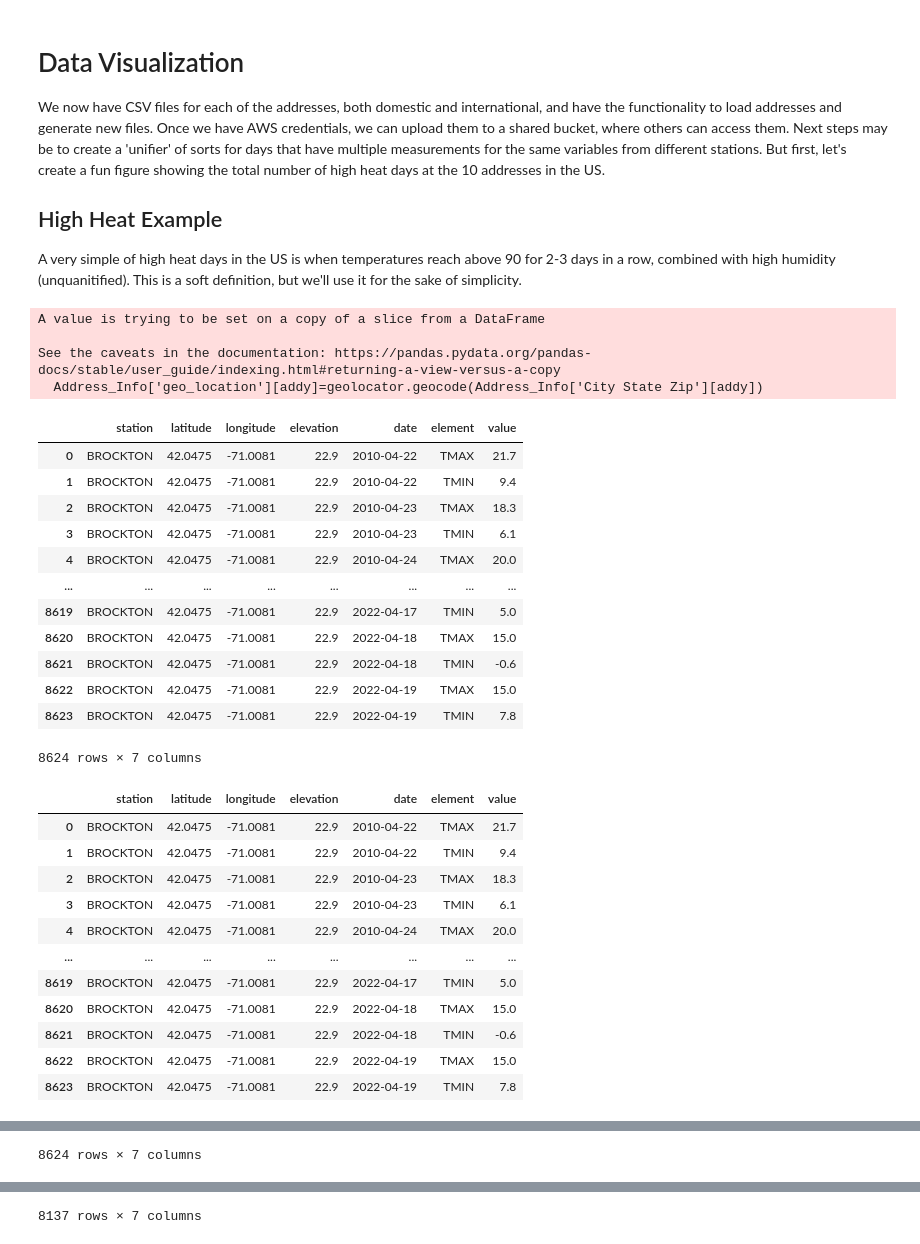
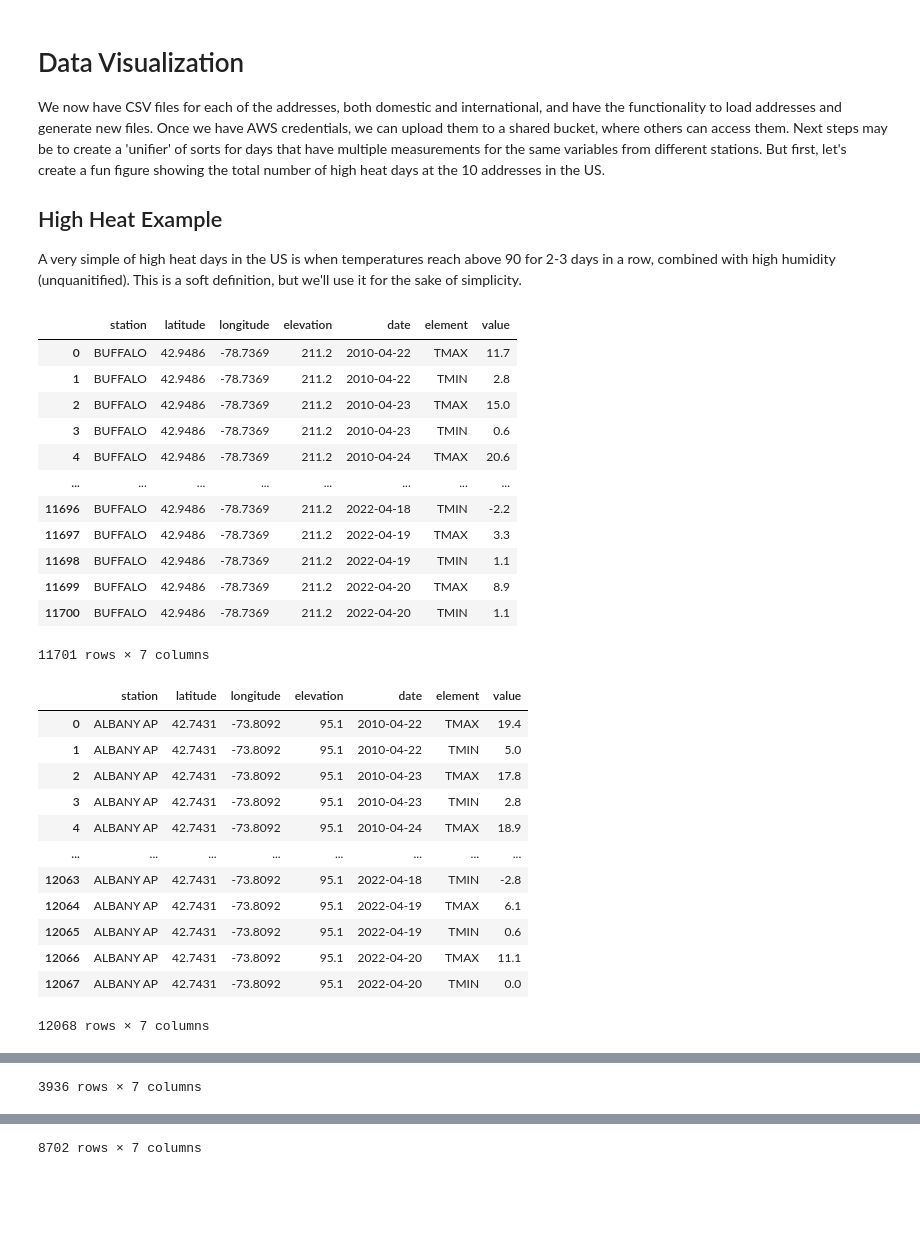
Before and after one commit to mborrus/Insurance_Weather, a Jupyter notebook: Address_to_Weather_Station.ipynb, the cells around one changed output, grey strips where cells are left out. Drawn from its saved outputs; the diff is of its cells as text; code cells hidden in the pictures; blank space fills up the shorter version.

```diff
--- a/Address_to_Weather_Station.ipynb
+++ b/Address_to_Weather_Station.ipynb
@@ -575,49 +580,47 @@ Upload Successful
 We now have CSV files for each of the addresses, both domestic and international, and have the functionality to load addresses and generate new files. Once we have AWS credentials, we can upload them to a shared bucket, where others can access them. Next steps may be to create a 'unifier' of sorts for days that have multiple measurements for the same variables from different stations. But first, let's create a fun figure showing the total number of high heat days at the 10 addresses in the US.
 ## High Heat Example
 A very simple of high heat days in the US is when temperatures reach above 90 for 2-3 days in a row, combined with high humidity (unquanitified). This is a soft definition, but we'll use it for the sake of simplicity.
+# %%
+# WSFG = Peak gust wind speed (tenths of meters per second)
+# TAVG = AVG Temp
+# TMAX = Max temp for that day
+
+# Load Addresses, call login, get data, save it to CSV
+Address_Info = CSV_to_latlon('TestAddresses_100.csv','Address')
+for addy in Address_Info.index[85:100]:
+    if Address_Info['geo_location'][addy] == None:
+        Address_Info['geo_location'][addy]=geolocator.geocode(Address_Info['City State Zip'][addy])
 # %%
-# WSFG = Peak gust wind speed (tenths of meters per second)
-# TAVG = AVG Temp
-# TMAX = Max temp for that day
-
-# Load Addresses, call login, get data, save it to CSV
-Address_Info = CSV_to_latlon('TestAddresses_100.csv','Address')
-for addy in Address_Info.index:
-    if Address_Info['geo_location'][addy] == None:
-        Address_Info['geo_location'][addy]=geolocator.geocode(Address_Info['City State Zip'][addy])
-for addy in Address_Info.index:
+for addy in Address_Info.index[85:100]:
     test_key = Login("superadmin","VrYAK#2Kfe") #Log in as super admin
     test_output = Get_Data(test_key,Address_Info['geo_location'].loc[addy].latitude,Address_Info['geo_location'].loc[addy].longitude, stations = 1, radius = 25, elem = ['WSFG','TMAX','TMIN','TAVG'],start_date=20100422) #Get data from first address
     output = CSV_to_DF(test_output); #Save the data as a dataframe and display the data
     Filename = str('/Users/mborrus/Benchmark/Jupyter/Output_CSVs/Heat_Test/'+ Address_Info['Name'][addy] +'.csv')
     output.to_csv(Filename, index=None)
 # %% [output]
+|  | station | latitude | longitude | elevation | date | element | value |
+| 0 | BUFFALO | 42.9486 | -78.7369 | 211.2 | 2010-04-22 | TMAX | 11.7 |
+| 1 | BUFFALO | 42.9486 | -78.7369 | 211.2 | 2010-04-22 | TMIN | 2.8 |
+| 2 | BUFFALO | 42.9486 | -78.7369 | 211.2 | 2010-04-23 | TMAX | 15.0 |
+| 3 | BUFFALO | 42.9486 | -78.7369 | 211.2 | 2010-04-23 | TMIN | 0.6 |
+| 4 | BUFFALO | 42.9486 | -78.7369 | 211.2 | 2010-04-24 | TMAX | 20.6 |
+| ... | ... | ... | ... | ... | ... | ... | ... |
+| 11696 | BUFFALO | 42.9486 | -78.7369 | 211.2 | 2022-04-18 | TMIN | -2.2 |
+| 11697 | BUFFALO | 42.9486 | -78.7369 | 211.2 | 2022-04-19 | TMAX | 3.3 |
+| 11698 | BUFFALO | 42.9486 | -78.7369 | 211.2 | 2022-04-19 | TMIN | 1.1 |
+| 11699 | BUFFALO | 42.9486 | -78.7369 | 211.2 | 2022-04-20 | TMAX | 8.9 |
+| 11700 | BUFFALO | 42.9486 | -78.7369 | 211.2 | 2022-04-20 | TMIN | 1.1 |
-A value is trying to be set on a copy of a slice from a DataFrame
-
-See the caveats in the documentation: https://pandas.pydata.org/pandas-docs/stable/user_guide/indexing.html#returning-a-view-versus-a-copy
-  Address_Info['geo_location'][addy]=geolocator.geocode(Address_Info['City State Zip'][addy])
+11701 rows × 7 columns
-|  | station | latitude | longitude | elevation | date | element | value |
-| 0 | BROCKTON | 42.0475 | -71.0081 | 22.9 | 2010-04-22 | TMAX | 21.7 |
-| 1 | BROCKTON | 42.0475 | -71.0081 | 22.9 | 2010-04-22 | TMIN | 9.4 |
-| 2 | BROCKTON | 42.0475 | -71.0081 | 22.9 | 2010-04-23 | TMAX | 18.3 |
-| 3 | BROCKTON | 42.0475 | -71.0081 | 22.9 | 2010-04-23 | TMIN | 6.1 |
-| 4 | BROCKTON | 42.0475 | -71.0081 | 22.9 | 2010-04-24 | TMAX | 20.0 |
-| ... | ... | ... | ... | ... | ... | ... | ... |
-| 8619 | BROCKTON | 42.0475 | -71.0081 | 22.9 | 2022-04-17 | TMIN | 5.0 |
-| 8620 | BROCKTON | 42.0475 | -71.0081 | 22.9 | 2022-04-18 | TMAX | 15.0 |
-| 8621 | BROCKTON | 42.0475 | -71.0081 | 22.9 | 2022-04-18 | TMIN | -0.6 |
-| 8622 | BROCKTON | 42.0475 | -71.0081 | 22.9 | 2022-04-19 | TMAX | 15.0 |
-| 8623 | BROCKTON | 42.0475 | -71.0081 | 22.9 | 2022-04-19 | TMIN | 7.8 |
+|  | station | latitude | longitude | elevation | date | element | value |
+| 0 | ALBANY AP | 42.7431 | -73.8092 | 95.1 | 2010-04-22 | TMAX | 19.4 |
+| 1 | ALBANY AP | 42.7431 | -73.8092 | 95.1 | 2010-04-22 | TMIN | 5.0 |
+| 2 | ALBANY AP | 42.7431 | -73.8092 | 95.1 | 2010-04-23 | TMAX | 17.8 |
+| 3 | ALBANY AP | 42.7431 | -73.8092 | 95.1 | 2010-04-23 | TMIN | 2.8 |
+| 4 | ALBANY AP | 42.7431 | -73.8092 | 95.1 | 2010-04-24 | TMAX | 18.9 |
+| ... | ... | ... | ... | ... | ... | ... | ... |
+| 12063 | ALBANY AP | 42.7431 | -73.8092 | 95.1 | 2022-04-18 | TMIN | -2.8 |
+| 12064 | ALBANY AP | 42.7431 | -73.8092 | 95.1 | 2022-04-19 | TMAX | 6.1 |
+| 12065 | ALBANY AP | 42.7431 | -73.8092 | 95.1 | 2022-04-19 | TMIN | 0.6 |
+| 12066 | ALBANY AP | 42.7431 | -73.8092 | 95.1 | 2022-04-20 | TMAX | 11.1 |
+| 12067 | ALBANY AP | 42.7431 | -73.8092 | 95.1 | 2022-04-20 | TMIN | 0.0 |
-8624 rows × 7 columns
+12068 rows × 7 columns
-|  | station | latitude | longitude | elevation | date | element | value |
-| 0 | BROCKTON | 42.0475 | -71.0081 | 22.9 | 2010-04-22 | TMAX | 21.7 |
-| 1 | BROCKTON | 42.0475 | -71.0081 | 22.9 | 2010-04-22 | TMIN | 9.4 |
-| 2 | BROCKTON | 42.0475 | -71.0081 | 22.9 | 2010-04-23 | TMAX | 18.3 |
-| 3 | BROCKTON | 42.0475 | -71.0081 | 22.9 | 2010-04-23 | TMIN | 6.1 |
-| 4 | BROCKTON | 42.0475 | -71.0081 | 22.9 | 2010-04-24 | TMAX | 20.0 |
-| ... | ... | ... | ... | ... | ... | ... | ... |
-| 8619 | BROCKTON | 42.0475 | -71.0081 | 22.9 | 2022-04-17 | TMIN | 5.0 |
-| 8620 | BROCKTON | 42.0475 | -71.0081 | 22.9 | 2022-04-18 | TMAX | 15.0 |
-| 8621 | BROCKTON | 42.0475 | -71.0081 | 22.9 | 2022-04-18 | TMIN | -0.6 |
-| 8622 | BROCKTON | 42.0475 | -71.0081 | 22.9 | 2022-04-19 | TMAX | 15.0 |
-| 8623 | BROCKTON | 42.0475 | -71.0081 | 22.9 | 2022-04-19 | TMIN | 7.8 |
@@ -624 +639 @@ See the caveats in the documentation: https://pandas.pydata.org/pandas-docs/stab
-8624 rows × 7 columns
+3936 rows × 7 columns
@@ -637 +652 @@ See the caveats in the documentation: https://pandas.pydata.org/pandas-docs/stab
-8137 rows × 7 columns
+8702 rows × 7 columns
```
Also changed, not shown: parts of 22 cells of this notebook, 1 other file.
